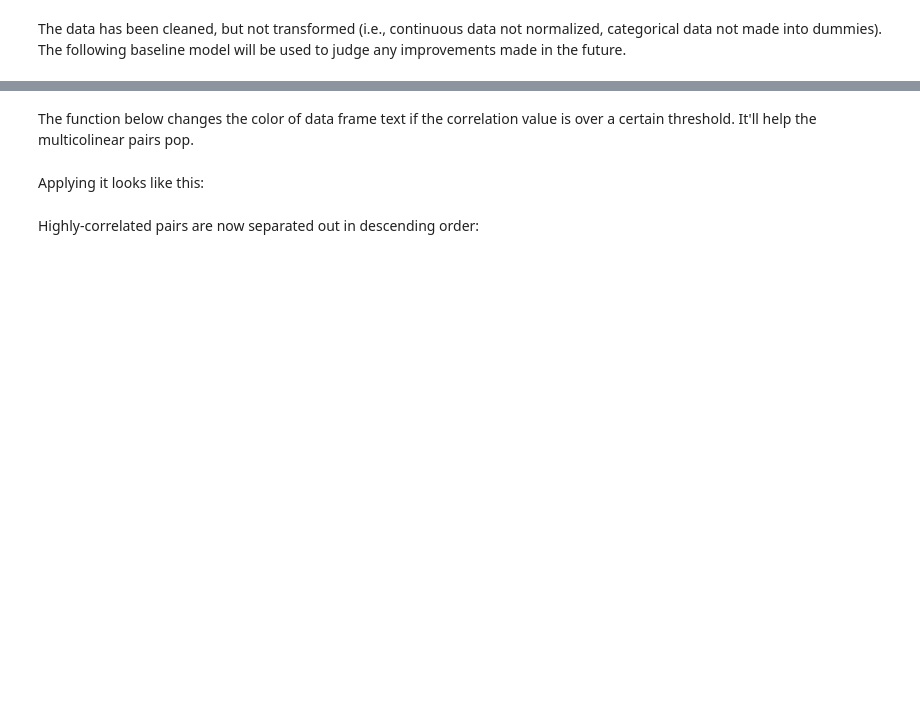
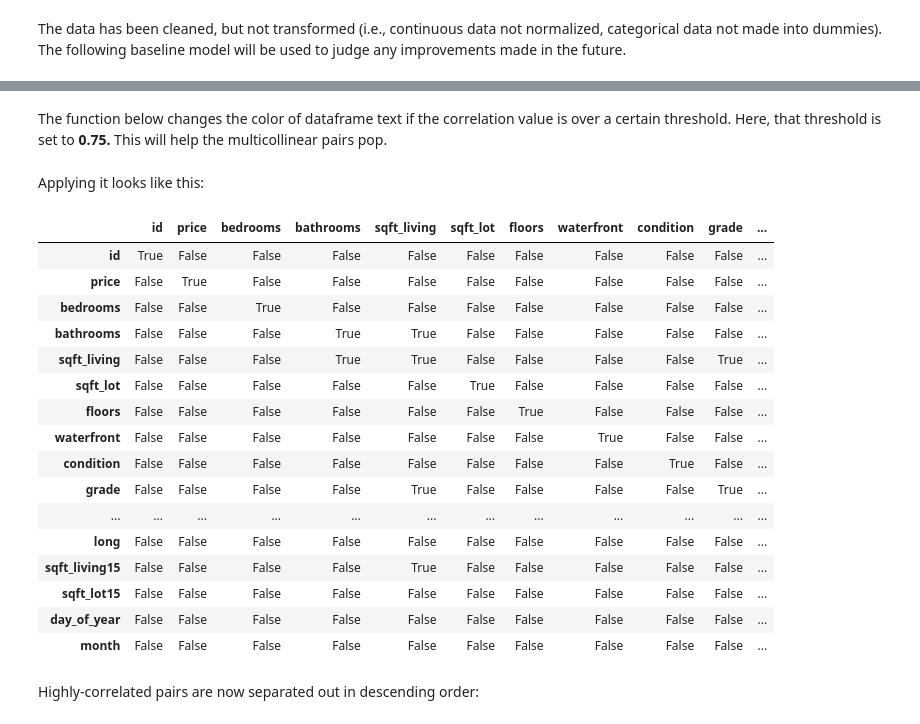
Before and after one commit to stevenzych/housing-project, a Jupyter notebook: eda_and_cleaning.ipynb, the cells around one changed output, grey strips where cells are left out. Cells and saved outputs as stored; diff of their text form; code cells hidden in the pictures; blank space fills up the shorter version.

```diff
--- a/eda_and_cleaning.ipynb
+++ b/eda_and_cleaning.ipynb
@@ -259,5 +268,5 @@ The initial R-squared value is **INSERT VALUE WHEN DATE PROB CORRECTED.** This i
 # %% [markdown]
-The function below changes the color of data frame text if the correlation value is over a certain threshold. It'll help the multicolinear pairs pop.
+The function below changes the color of dataframe text if the correlation value is over a certain threshold. Here, that threshold is set to **0.75.** This will help the multicollinear pairs pop.
 # %%
 def redbool(val):
     if val == True:
@@ -268,8 +277,26 @@ def redbool(val):
 # %% [markdown]
 Applying it looks like this:
 # %%
-# df_corr = abs(df.corr()) > 0.75
-# df_corr.style.applymap(redbool)
+df_corr = abs(df.corr()) > 0.75
+df_corr.style.applymap(redbool)
+# %% [output]
+|  | id | price | bedrooms | bathrooms | sqft_living | sqft_lot | floors | waterfront | condition | grade | ... |
+| id | True | False | False | False | False | False | False | False | False | False | ... |
+| price | False | True | False | False | False | False | False | False | False | False | ... |
+| bedrooms | False | False | True | False | False | False | False | False | False | False | ... |
+| bathrooms | False | False | False | True | True | False | False | False | False | False | ... |
+| sqft_living | False | False | False | True | True | False | False | False | False | True | ... |
+| sqft_lot | False | False | False | False | False | True | False | False | False | False | ... |
+| floors | False | False | False | False | False | False | True | False | False | False | ... |
+| waterfront | False | False | False | False | False | False | False | True | False | False | ... |
+| condition | False | False | False | False | False | False | False | False | True | False | ... |
+| grade | False | False | False | False | True | False | False | False | False | True | ... |
+| ... | ... | ... | ... | ... | ... | ... | ... | ... | ... | ... | ... |
+| long | False | False | False | False | False | False | False | False | False | False | ... |
+| sqft_living15 | False | False | False | False | True | False | False | False | False | False | ... |
+| sqft_lot15 | False | False | False | False | False | False | False | False | False | False | ... |
+| day_of_year | False | False | False | False | False | False | False | False | False | False | ... |
+| month | False | False | False | False | False | False | False | False | False | False | ... |
 # %% [markdown]
 Highly-correlated pairs are now separated out in descending order:
 # %%
```
Also changed, not shown: parts of 38 cells of this notebook, 2 other files.
